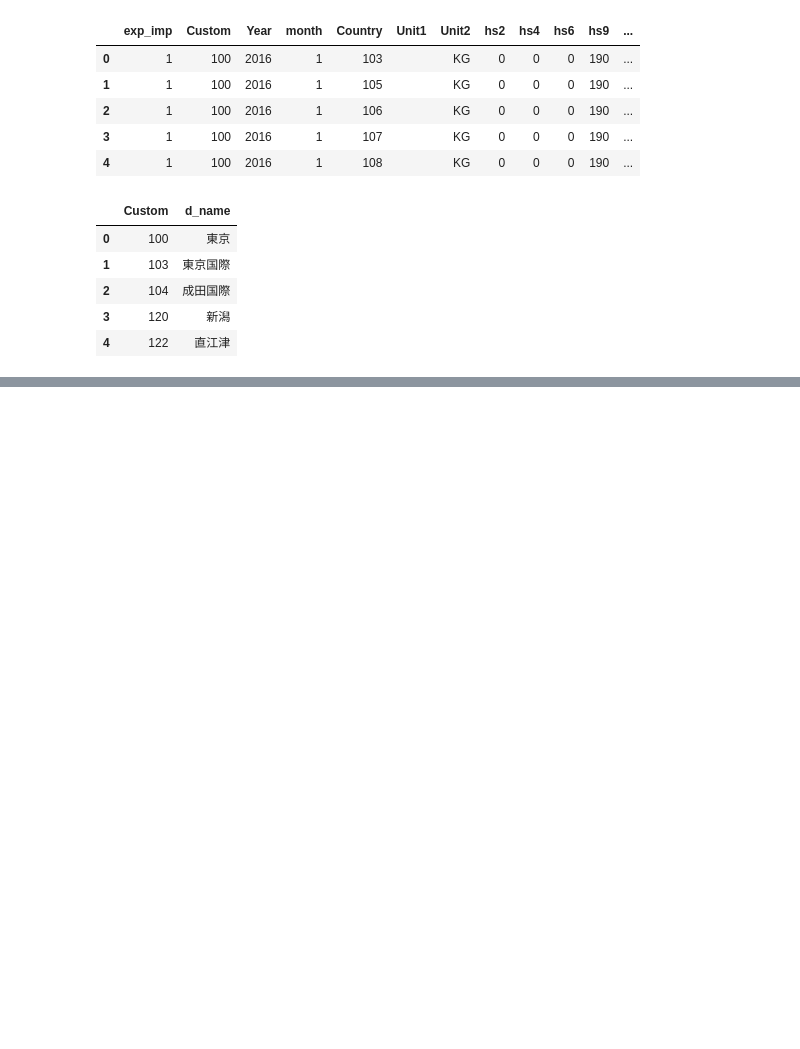
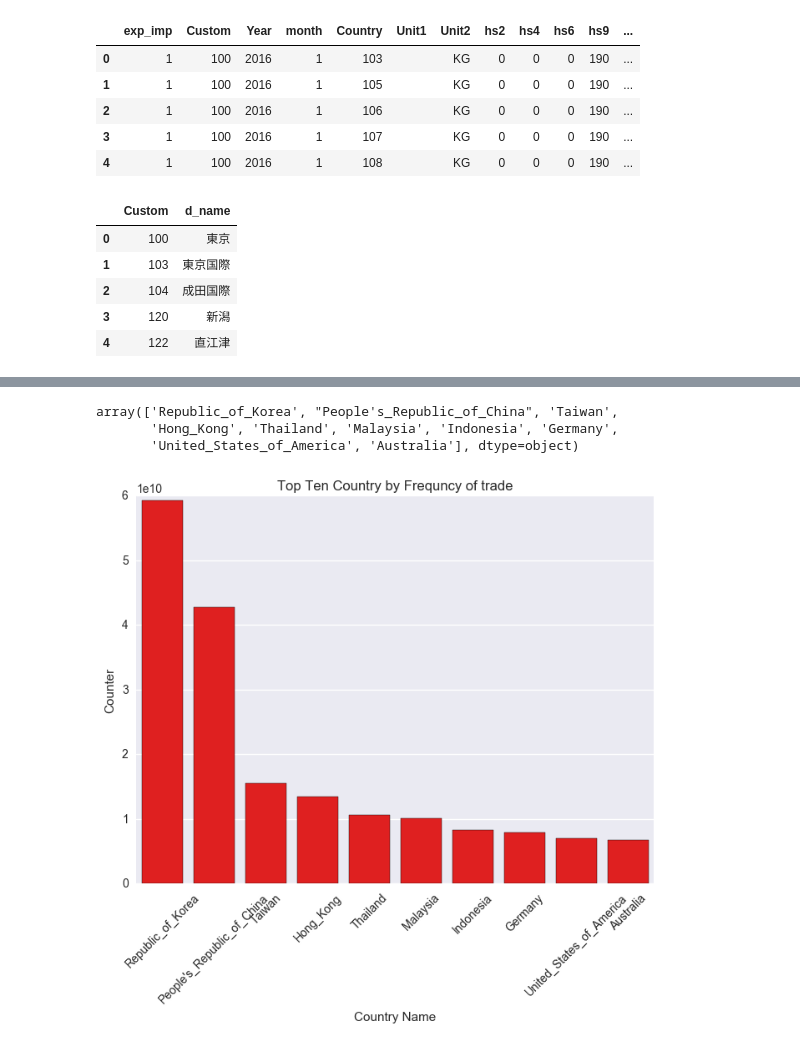
Before and after one commit to DmitriyLanchakov/Data-Visualization-using-python, a Jupyter notebook: Japan Trade Visualization/FE-550 S.R - 1 - Japan Trade Statistics.ipynb, the cells around one changed output, grey strips where cells are left out. Cells and saved outputs as stored; diff of their text form; code cells hidden in the pictures; blank space fills up the shorter version.

```diff
--- a/Japan Trade Visualization/FE-550 S.R - 1 - Japan Trade Statistics.ipynb
+++ b/Japan Trade Visualization/FE-550 S.R - 1 - Japan Trade Statistics.ipynb
@@ -59,0 +104,27 @@ print(rainy_days)
+# %%
+total_trade = df.groupby([df['Country']])['Value'].sum()
+total_trade=total_trade.sort_values(ascending=False)[:10]
+dft=total_trade.to_frame()
+total_trade_value=df[df['Country'].isin(total_trade.index)]
+# %%
+#  country_eng[country_eng.Country==total_trade.index]
+# df.Country_name[]
+# country_eng.Country_name[total_trade.index]
+#country_eng['Country_name'].where(country_eng['Country']==105)
+
+
+country_eng[country_eng['Country'].isin(total_trade.index)].Country_name.values
+# %% [output]
+array(['Republic_of_Korea', "People's_Republic_of_China", 'Taiwan',
+       'Hong_Kong', 'Thailand', 'Malaysia', 'Indonesia', 'Germany',
+       'United_States_of_America', 'Australia'], dtype=object)
+# %%
+fig,ax = plt.subplots(figsize=(8,6))
+#sns.barplot(x = country_eng.Country_name[total_trade.index].values,y=total_trade.values,ax=ax,color='r')
+sns.barplot(x = country_eng[country_eng['Country'].isin(total_trade.index)].Country_name.values,y=total_trade.values,ax=ax,color='r')
+plt.title('Top Ten Country by Frequncy of trade')
+plt.ylabel('Counter')
+plt.xlabel('Country Name')
+ticks = plt.setp(ax.get_xticklabels(),rotation=45)
+# %% [output]
+[figure, added]
```
Also changed, not shown: parts of 16 cells of this notebook, 1 other file.
